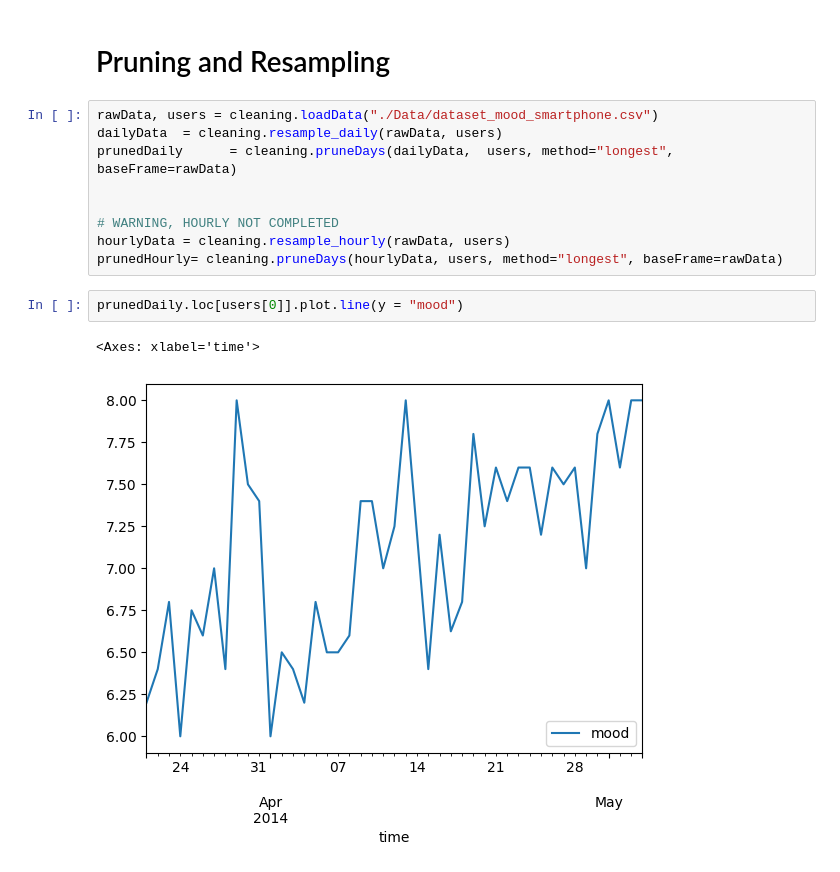
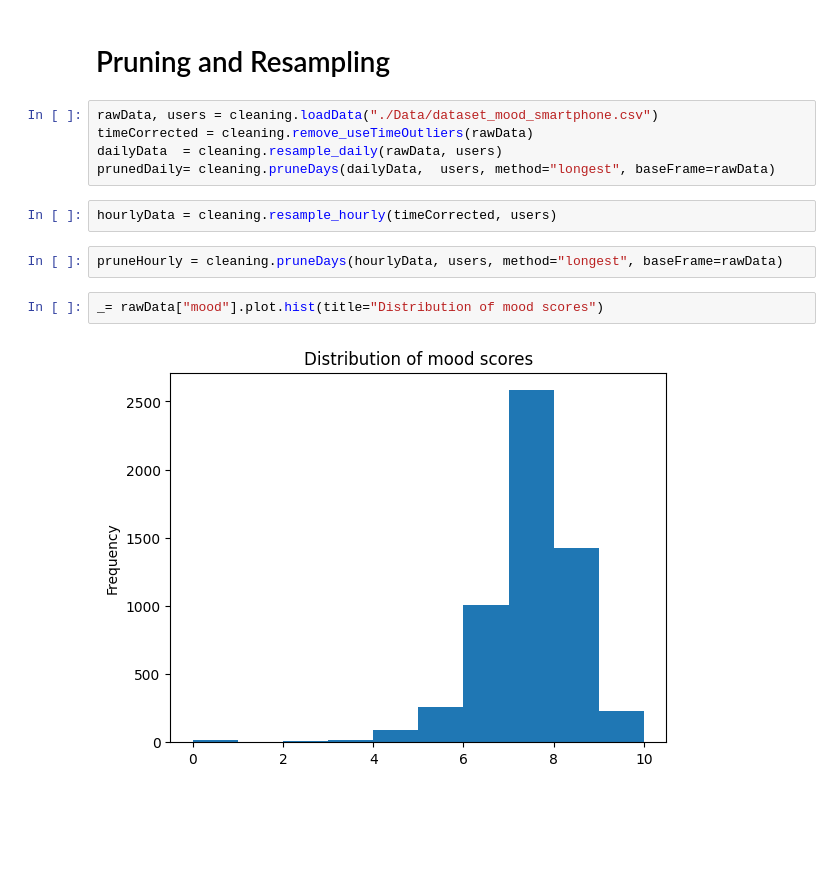
Before and after one commit to PietPjotr/DMT1, a Jupyter notebook: cleaning_test.ipynb, the cells around one changed output. Saved outputs shown, nothing was run; the diff lists cells and outputs as text; blank space fills up the shorter version.

Commit message:
Testing and distribution plots

```diff
--- a/cleaning_test.ipynb
+++ b/cleaning_test.ipynb
@@ -11,15 +11,14 @@ import cleaning
 # Pruning and Resampling
 # %%
 rawData, users = cleaning.loadData("./Data/dataset_mood_smartphone.csv")
+timeCorrected = cleaning.remove_useTimeOutliers(rawData)
 dailyData  = cleaning.resample_daily(rawData, users)
-prunedDaily      = cleaning.pruneDays(dailyData,  users, method="longest", baseFrame=rawData)
-
-
-# WARNING, HOURLY NOT COMPLETED
-hourlyData = cleaning.resample_hourly(rawData, users)
-prunedHourly= cleaning.pruneDays(hourlyData, users, method="longest", baseFrame=rawData)
+prunedDaily= cleaning.pruneDays(dailyData,  users, method="longest", baseFrame=rawData)
-# %%
-prunedDaily.loc[users[0]].plot.line(y = "mood")
-# %% [output]
-<Axes: xlabel='time'>
-[figure, removed]
+# %%
+hourlyData = cleaning.resample_hourly(timeCorrected, users)
+# %%
+pruneHourly = cleaning.pruneDays(hourlyData, users, method="longest", baseFrame=rawData)
+# %%
+_= rawData["mood"].plot.hist(title="Distribution of mood scores")
+# %% [output]
+[figure, added]
```
Also changed, not shown: parts of 12 cells of this notebook.
